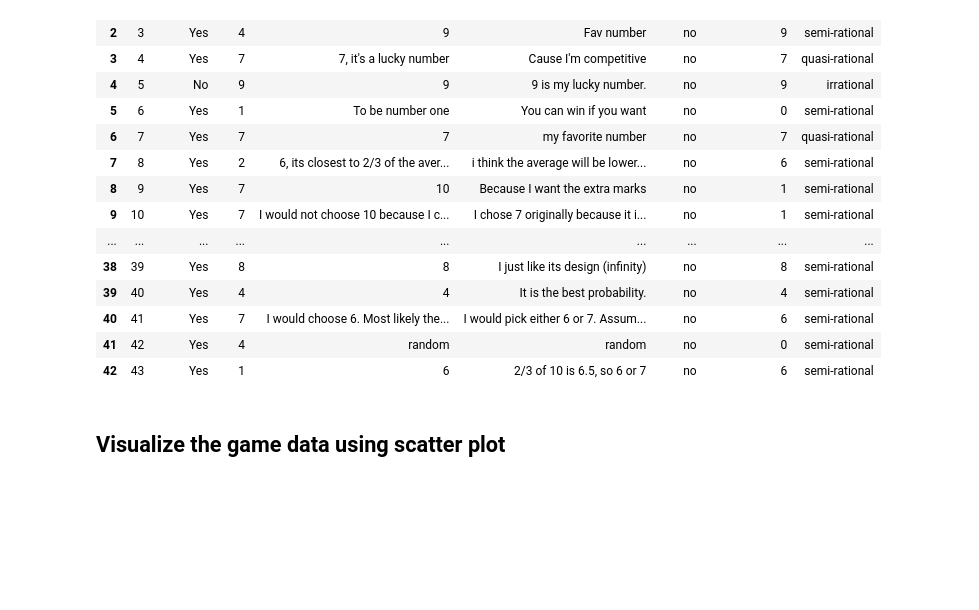
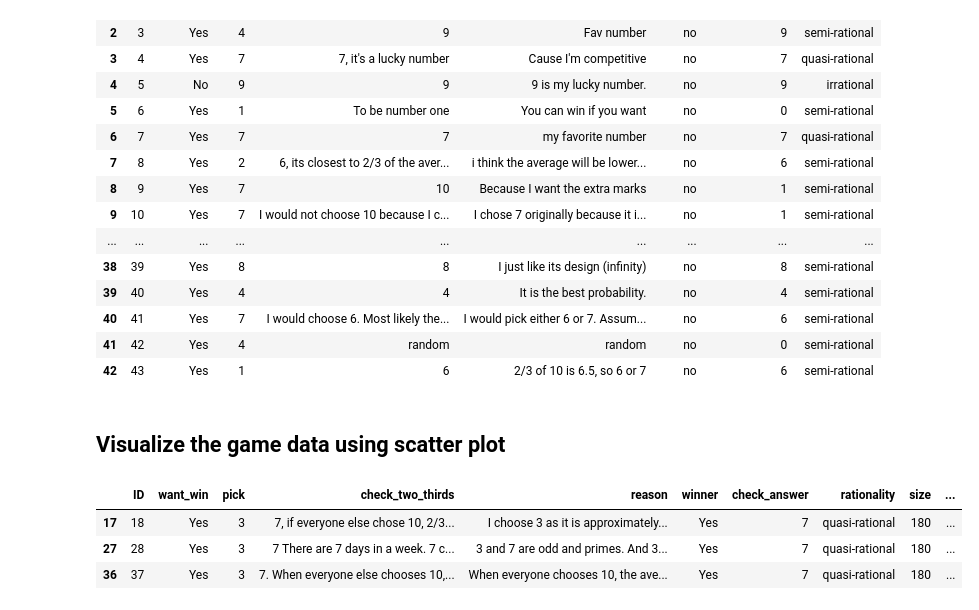
Before and after one commit to schnell18/play-data-science, a Jupyter notebook: game-analysis/analyze.ipynb, the cells around one changed output. Drawn from its saved outputs; the diff is of its cells as text; code cells hidden in the pictures; blank space fills up the shorter version.

```diff
--- a/game-analysis/analyze.ipynb
+++ b/game-analysis/analyze.ipynb
@@ -60 +75,8 @@ df
+# %%
+df.query("winner == 'Yes' and check_answer == 7")
+# %% [output]
+|  | ID | want_win | pick | check_two_thirds | reason | winner | check_answer | rationality | size | ... |
+| 17 | 18 | Yes | 3 | 7, if everyone else chose 10, 2/3... | I choose 3 as it is approximately... | Yes | 7 | quasi-rational | 180 | ... |
+| 27 | 28 | Yes | 3 | 7 There are 7 days in a week. 7 c... | 3 and 7 are odd and primes. And 3... | Yes | 7 | quasi-rational | 180 | ... |
+| 36 | 37 | Yes | 3 | 7. When everyone else chooses 10,... | When everyone chooses 10, the ave... | Yes | 7 | quasi-rational | 180 | ... |
 # %%
```
Also changed, not shown: parts of 3 cells of this notebook, 1 other file.
